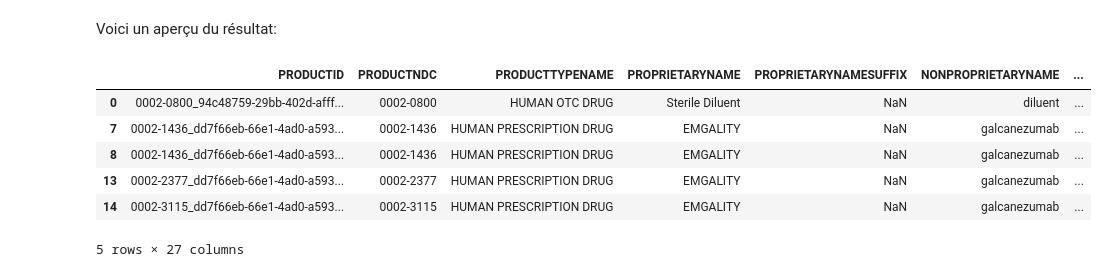
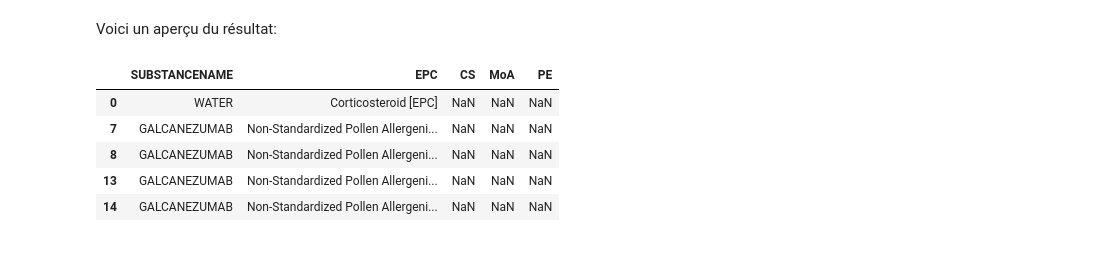
Before and after one commit to ggs22/IFT870-TP2, a Jupyter notebook: tp2_trusted.ipynb, the cells around one changed output. Drawn from its saved outputs; the diff is of its cells as text; code cells hidden in the pictures.

```diff
--- a/tp2_trusted.ipynb
+++ b/tp2_trusted.ipynb
@@ -810,11 +808,14 @@ Xs = np.array([enc.fit_transform(_) for _ in merged_table[attribut_predict].T.va
 
 X = Xs[training_indexes]
 
-ys = np.array([enc_epc.fit_transform(merged_table['EPC'].values),
-              enc_cs.fit_transform(merged_table['CS'].values),
-              enc_moa.fit_transform(merged_table['MoA'].values),
-              enc_pe.fit_transform(merged_table['PE'].values)]).T
+# ys = np.array([enc_epc.fit_transform(merged_table['EPC'].values),
+#               enc_cs.fit_transform(merged_table['CS'].values),
+#               enc_moa.fit_transform(merged_table['MoA'].values),
+#               enc_pe.fit_transform(merged_table['PE'].values)]).T
+#
+# y = ys[training_indexes]
 
+ys = enc_epc.fit_transform(merged_table['EPC'].values).T
 y = ys[training_indexes]
 # %% [markdown]
 Une fois les variables encoder, on peut entrainer nos modèles sur un sous-ensemble des données qui contiennent au moins
@@ -830,7 +831,8 @@ best_model = {'name': '', 'score': 0, 'model': None}
 for name, clf in clfs.items():
     print(f'Modèle {name}')
     print('## Entrainement ##')
-    classifier = MultiOutputClassifier(clf, n_jobs=1)
+    # classifier = MultiOutputClassifier(clf, n_jobs=1)
+    classifier = clf
     classifier.fit(X_train, y_train)
     train_score = classifier.score(X_train, y_train)
     print(f'Score d\'entraînement: {train_score}')
@@ -877,12 +863,18 @@ predictions['PE'] = pred_pe = enc_pe.inverse_transform(test_predictions[:, 3])
+# %%
+test_predictions = classifier.predict(Xs[prediction_indexes])
+
+pred_epc = enc_epc.inverse_transform(test_predictions)
+
+predictions = merged_table[prediction_indexes]
+predictions['EPC'] = enc_epc.inverse_transform(test_predictions)
 # %% [markdown]
 Voici un aperçu du résultat:
 # %%
-predictions.head()
+predictions[['SUBSTANCENAME']].head()
 # %% [output]
-|  | PRODUCTID | PRODUCTNDC | PRODUCTTYPENAME | PROPRIETARYNAME | PROPRIETARYNAMESUFFIX | NONPROPRIETARYNAME | ... |
-| 0 | 0002-0800_94c48759-29bb-402d-afff... | 0002-0800 | HUMAN OTC DRUG | Sterile Diluent | NaN | diluent | ... |
-| 7 | 0002-1436_dd7f66eb-66e1-4ad0-a593... | 0002-1436 | HUMAN PRESCRIPTION DRUG | EMGALITY | NaN | galcanezumab | ... |
-| 8 | 0002-1436_dd7f66eb-66e1-4ad0-a593... | 0002-1436 | HUMAN PRESCRIPTION DRUG | EMGALITY | NaN | galcanezumab | ... |
-| 13 | 0002-2377_dd7f66eb-66e1-4ad0-a593... | 0002-2377 | HUMAN PRESCRIPTION DRUG | EMGALITY | NaN | galcanezumab | ... |
-| 14 | 0002-3115_dd7f66eb-66e1-4ad0-a593... | 0002-3115 | HUMAN PRESCRIPTION DRUG | EMGALITY | NaN | galcanezumab | ... |
+|  | SUBSTANCENAME | EPC | CS | MoA | PE |
+| 0 | WATER | Corticosteroid [EPC] | NaN | NaN | NaN |
+| 7 | GALCANEZUMAB | Non-Standardized Pollen Allergeni... | NaN | NaN | NaN |
+| 8 | GALCANEZUMAB | Non-Standardized Pollen Allergeni... | NaN | NaN | NaN |
+| 13 | GALCANEZUMAB | Non-Standardized Pollen Allergeni... | NaN | NaN | NaN |
+| 14 | GALCANEZUMAB | Non-Standardized Pollen Allergeni... | NaN | NaN | NaN |
-5 rows × 27 columns
```
Also changed, not shown: parts of 5 cells of this notebook.
